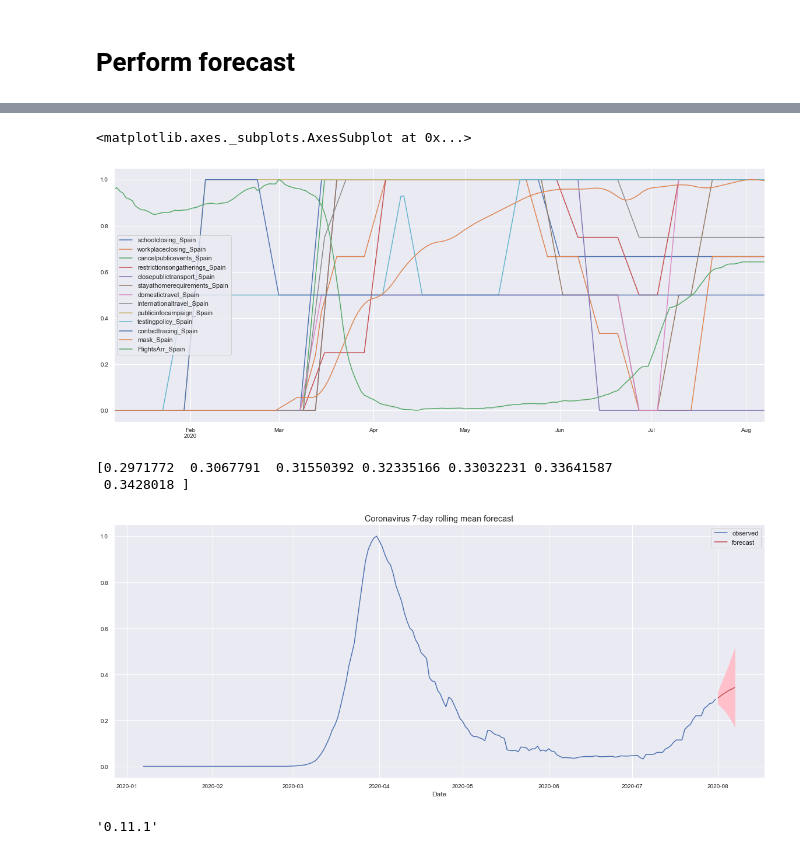
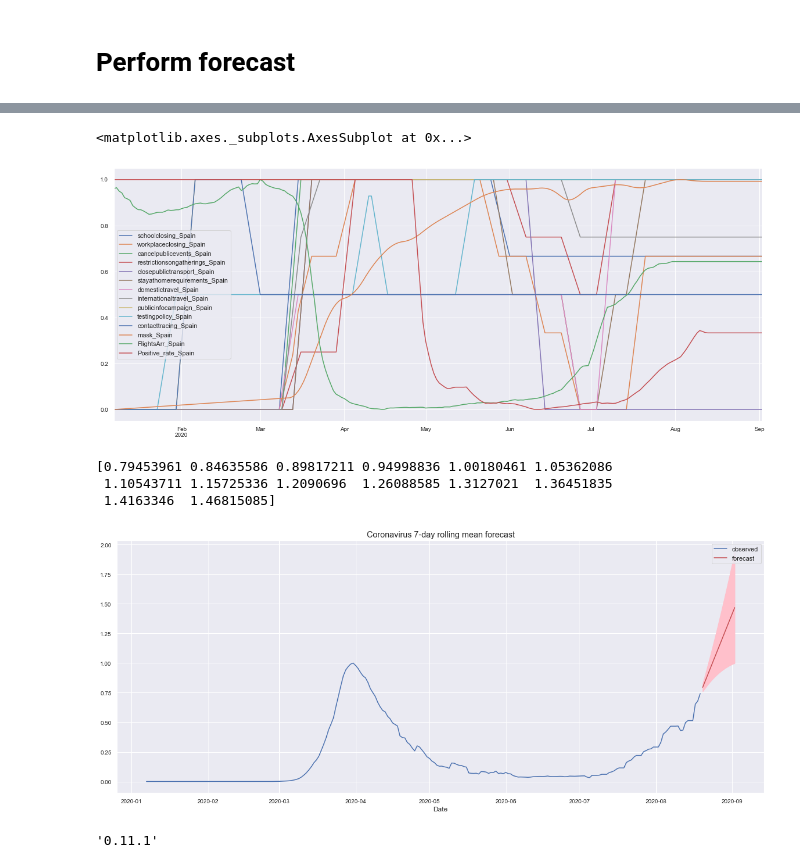
Before and after one commit to martaarozarena/KSchool-Master-Final-Project, a Jupyter notebook: Spain_model_pipeline.ipynb, the cells around one changed output, grey strips where cells are left out. Drawn from its saved outputs; the diff is of its cells as text; code cells hidden in the pictures.

Commit message:
updated code to work with new exogenous data/methodology

```diff
--- a/Spain_model_pipeline.ipynb
+++ b/Spain_model_pipeline.ipynb
@@ -31,15 +32,15 @@ covid = pd.read_csv(covid_url, parse_dates=['date'], index_col=['date'])
 
 country = 'Spain'
 variable = 'new_cases'
-initialdate = '01-01-2020'
-enddate = '31-07-2020'
+initialdate = '2020-01-01'   # first day of the year, where most of our data starts
+initialdateshift = str(date.fromordinal(datetime.strptime(initialdate, '%Y-%m-%d').toordinal() + 6))
+enddate = str(date.fromordinal(date.today().toordinal()-1))   # yesterday's date: last day of available data
 
 # Filtering country and dates
 covid_ctry = covid[covid['location']==country]
 covid_ctry = covid_ctry.loc[initialdate:enddate]
 
-# Making the data a daily series and applying 7-day rolling mean
+# Filter the variable to predict and applying 7-day rolling mean
 covid_ctry_var = covid_ctry[variable]
-#covid_ctry_var = covid_ctry_var.resample('D').sum()
 covid_ctry_varR = covid_ctry_var.rolling(7).mean().dropna()
 # %%
@@ -47,12 +48,12 @@ covid_ctry_varR = covid_ctry_var.rolling(7).mean().dropna()
 
 exogenous = pd.read_csv('./data/exogenas.csv', parse_dates=[0], index_col=[0])
 # %%
-# We now need to filter the country/dates, and aply 7-day rolling mean:
+# We now need to filter the country and adjust dates to endogenous covid_ctry_varR data:
 
 exogenous_ctry = exogenous.loc[:, exogenous.columns.str.contains(country)]
-exogenous_ctry = exogenous_ctry.loc[initialdate:enddate]
+exogenous_ctryR = exogenous_ctry.loc[initialdateshift:enddate]
 
 # We apply the 7-day rolling mean, as in the endogenous data
-exogenous_ctryR = exogenous_ctry.rolling(7).mean().dropna()
+#exogenous_ctryR = exogenous_ctry.rolling(7).mean().dropna()
 # %%
 # We check that the only NaNs removed are the 6 positions created by the 7-rolling mean
@@ -510,19 +510,26 @@ exog_forecastR
 | 2020-08-05 | 2.0 | 2.0 | 2.0 | 4.0 | ... |
 | 2020-08-06 | 2.0 | 2.0 | 2.0 | 4.0 | ... |
 | 2020-08-07 | 2.0 | 2.0 | 2.0 | 4.0 | ... |
+# %%
+forecastdays = 14
+new_begin = str(date.fromordinal(datetime.strptime(enddate, '%Y-%m-%d').toordinal() + 1))
+new_date = str(date.fromordinal(datetime.strptime(enddate, '%Y-%m-%d').toordinal() + forecastdays))
+new_index = pd.date_range(initialdateshift, new_date, freq='D')
+exog_conc = exogenous_ctryR.reindex(new_index).interpolate()
 # %%
-exog_conc = pd.concat([exogenous_ctryR, exog_forecastR])
+# Re-scale exogenous date with new added days:
 sc_in_fc = MinMaxScaler(feature_range=(0, 1))
 scaled_input_fc = sc_in_fc.fit_transform(exog_conc)
 scaled_input_fc = pd.DataFrame(scaled_input_fc, index=exog_conc.index, columns=exog_conc.columns)
 X_fc = scaled_input_fc
 X_fc.plot()
 # %% [output]
 <matplotlib.axes._subplots.AxesSubplot at 0x...>
-[figure, old version]
+[figure, new version]
 # %%
 # Generate out of sample forecast
-forecast = res_updated.get_forecast(steps=7, exog=X_fc['2020-08-01':'2020-08-07'])
+
+forecast = res_updated.get_forecast(steps=forecastdays, exog=X_fc[new_begin:new_date])
 
 # Extract prediction mean
 mean_forecast = forecast.predicted_mean
@@ -552,9 +559,10 @@ plt.title('Coronavirus 7-day rolling mean forecast')
 plt.legend()
 plt.show()
 # %% [output]
-[0.2971772  0.3067791  0.31550392 0.32335166 0.33032231 0.33641587
- 0.3428018 ]
+[0.79453961 0.84635586 0.89817211 0.94998836 1.00180461 1.05362086
+ 1.10543711 1.15725336 1.2090696  1.26088585 1.3127021  1.36451835
+ 1.4163346  1.46815085]
-[figure, old version]
+[figure, new version]
 # %%
 sm.__version__
 # %% [output]
```
Also changed, not shown: parts of 21 cells of this notebook.
